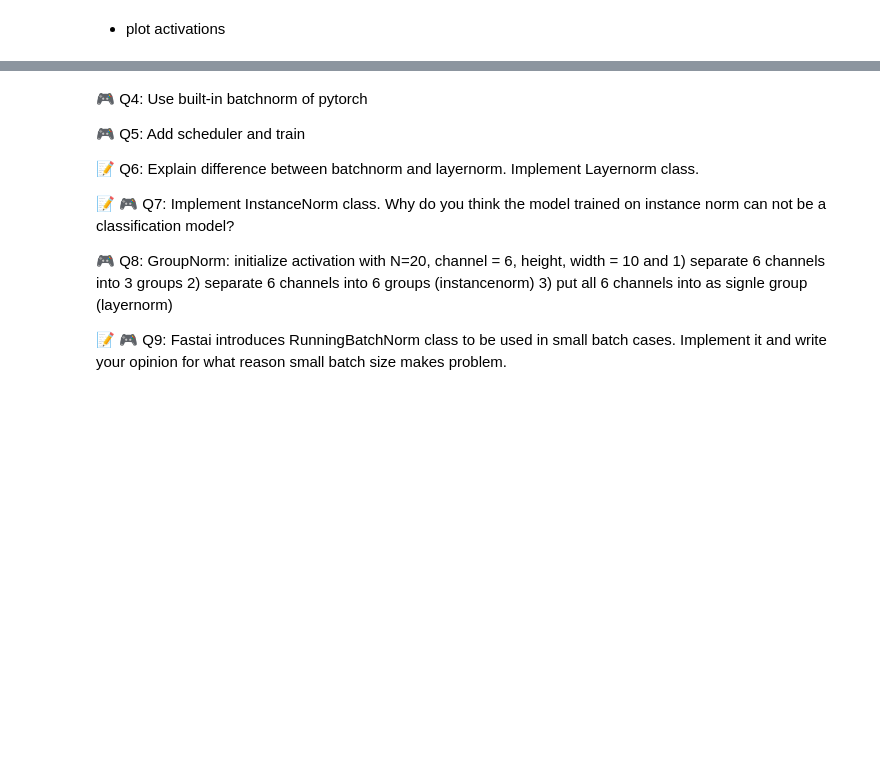
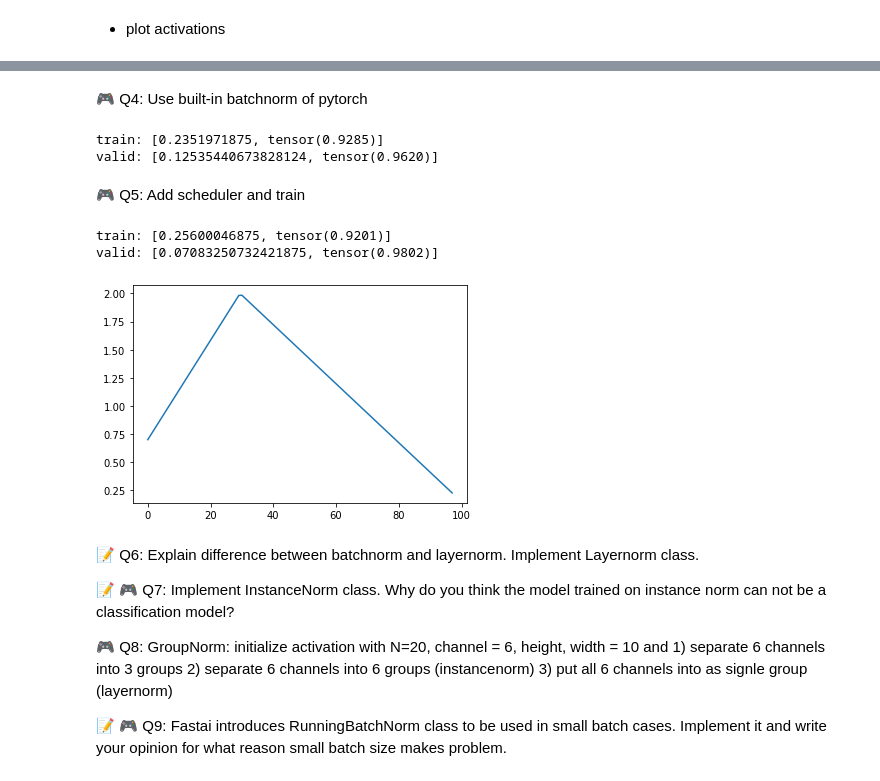
Before and after one commit to SpellOnYou/1000-days-of-code, a Jupyter notebook: fastai_scratch/batchnorm2.ipynb, the cells around one changed output, grey strips where cells are left out. Drawn from its saved outputs; the diff is of its cells as text; code cells hidden in the pictures; blank space fills up the shorter version.

```diff
--- a/fastai_scratch/batchnorm2.ipynb
+++ b/fastai_scratch/batchnorm2.ipynb
@@ -139,9 +217,36 @@ learn, run = get_learn_run(nfs, data, 0.9, conv_layer, cbs=cbfs)
+# %% [markdown]
+🎮 Q4: Use built-in batchnorm of pytorch
+# %%
+def conv_layer(ni, nf, ks=3, stride=2, bn=True, **kwargs):
+    layers = [nn.Conv2d(ni, nf, ks, padding=ks//2, stride=stride, bias = not bn), GeneralRelu(**kwargs)]
+    if bn: layers.append(nn.BatchNorm2d(nf))
+    return nn.Sequential(*layers)
+# %%
+loss_func = F.cross_entropy
+data = DataBunch(*get_dls(train_ds, valid_ds, bs), c)
+learn, run = get_learn_run(nfs, data, 0.9, conv_layer, cbs=cbfs)
+run.fit(1, learn)
+# %% [output]
+train: [0.2351971875, tensor(0.9285)]
+valid: [0.12535440673828124, tensor(0.9620)]
+# %% [markdown]
+🎮 Q5: Add scheduler and train
+# %%
+sched = combine_scheds([0.3, 0.7], [sched_lin(0.7, 2), sched_lin(2, 0.2)])
+# %%
+loss_func = F.cross_entropy
+data = DataBunch(*get_dls(train_ds, valid_ds, bs), c)
+learn, run = get_learn_run(nfs, data, 0.9, conv_layer, cbs=cbfs + [partial(ParamScheduler, 'lr', sched)])
+run.fit(1, learn)
+# %% [output]
+train: [0.25600046875, tensor(0.9201)]
+valid: [0.07083250732421875, tensor(0.9802)]
+# %%
+run.recorder.plot_lr()
+# %% [output]
+[figure, added]
 # %% [markdown]
 
-
-🎮 Q4: Use built-in batchnorm of pytorch
-
-🎮 Q5: Add scheduler and train
 
 📝 Q6: Explain difference between batchnorm and layernorm. Implement Layernorm class.
 
```
Also changed, not shown: parts of 13 cells of this notebook.
